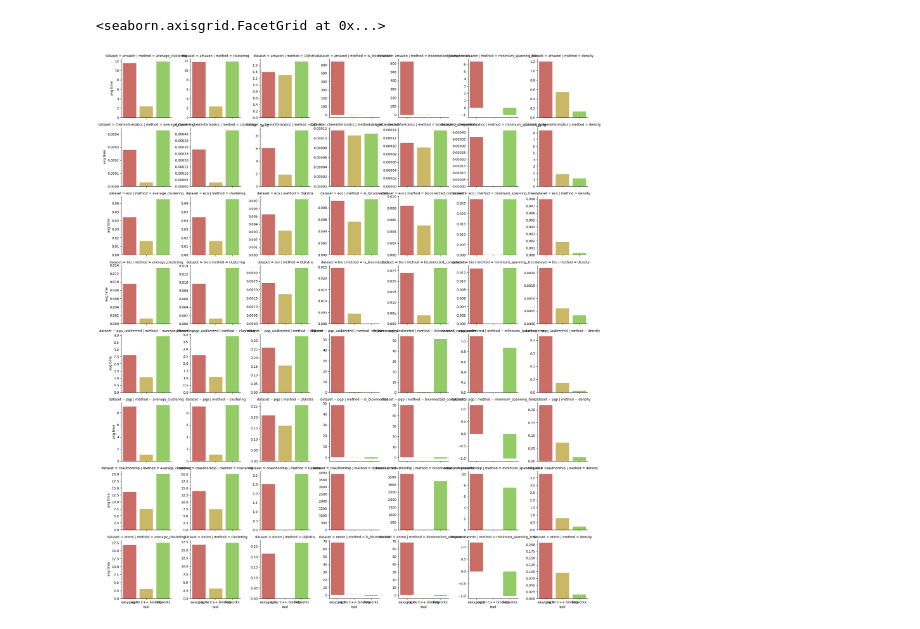
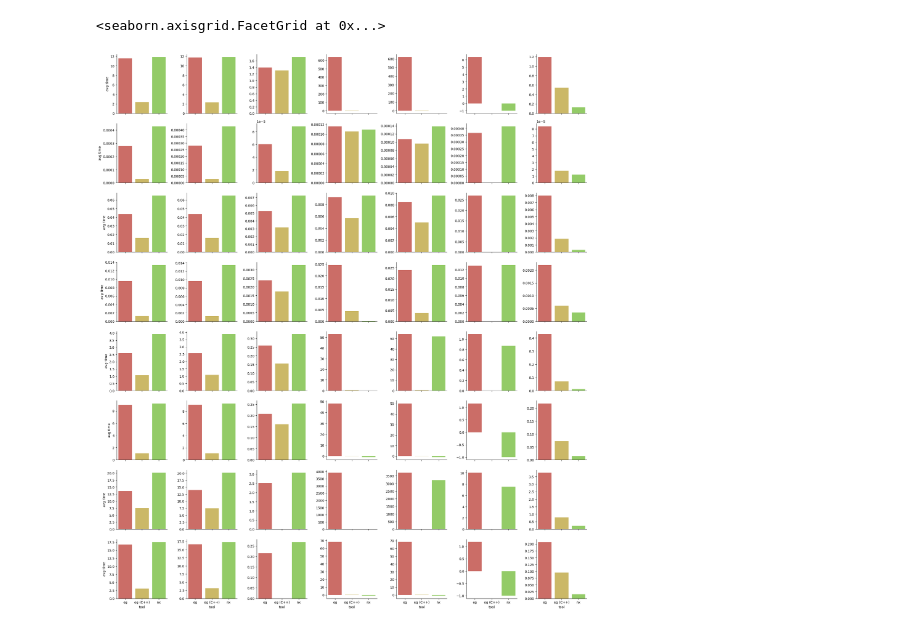
Before and after one commit to tddschn/easygraph-bench, a Jupyter notebook: seaborn-test.ipynb, the cells around one changed output. Saved outputs shown, nothing was run; the diff lists cells and outputs as text; code cells hidden in the pictures.

```diff
--- a/seaborn-test.ipynb
+++ b/seaborn-test.ipynb
@@ -29,6 +32,9 @@ df
 # %%
 g = sns.FacetGrid(df, row='dataset', col='method', sharey=False)
-g.map(sns.barplot, 'tool', 'avg time', order=['easygraph', 'eg w/ C++ binding', 'networkx'], palette=sns.color_palette("hls", 8),)
+# g.set_titles('' '' '')
+g.map(sns.barplot, 'tool', 'avg time', order=['eg', 'eg (C++)', 'nx'], palette=sns.color_palette("hls", 8),)
+[plt.setp(ax.texts, text="") for ax in g.axes.flat] # remove the original texts
+g.set_titles(template='', col_template="", row_template="")
 # %% [output]
 <seaborn.axisgrid.FacetGrid at 0x...>
-[figure, old version]
+[figure, new version]
```
Also changed, not shown: parts of 5 cells of this notebook, 3 other files.
